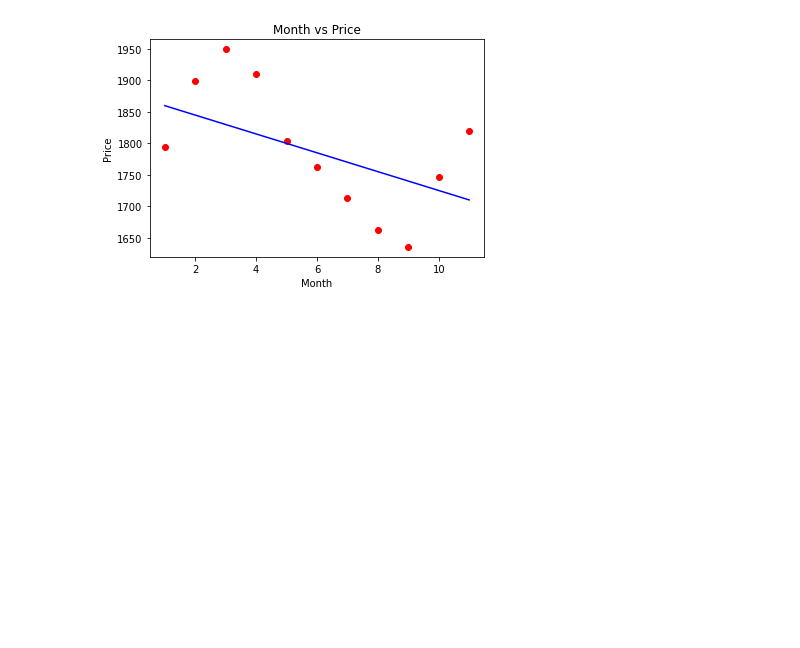
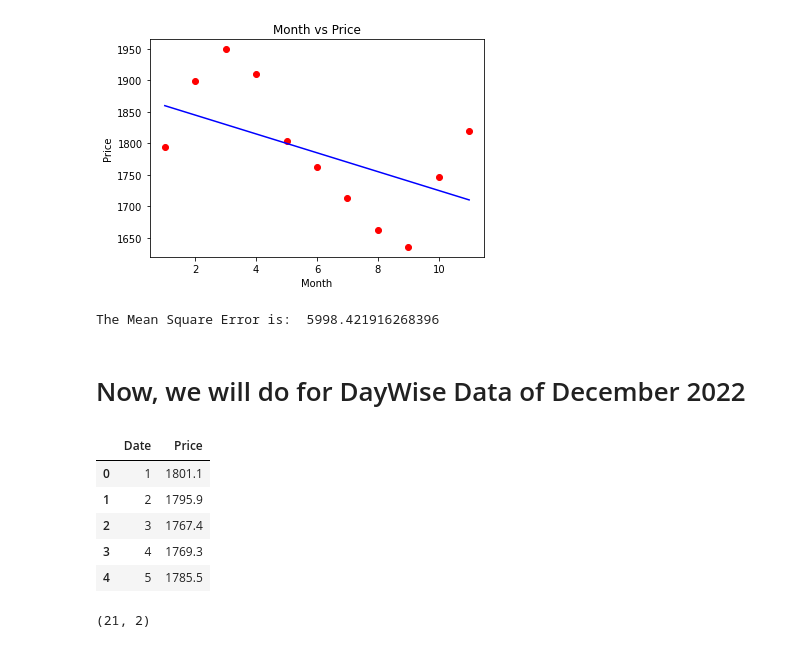
Before and after one commit to hkcs1206/MachineLearningAlgo, a Jupyter notebook: mla-a1.ipynb, the cells around one changed output. Cells and saved outputs as stored; diff of their text form; code cells hidden in the pictures; blank space fills up the shorter version.

```diff
--- a/mla-a1.ipynb
+++ b/mla-a1.ipynb
@@ -131,3 +138,35 @@ plt.title( 'Month vs Price' )
 plt.show()
 # %% [output]
 [figure]
+# %%
+# Calculating MSE for Year Wise
+y = Y.tolist()
+y_bar = test_data_prediction.tolist()
+summation = 0  #variable to store the summation of differences
+n = len(y) #finding total number of items in list
+for i in range (0,n):  #looping through each element of the list
+  difference = y[i] - y_bar[i]  #finding the difference between observed and predicted value
+  squared_difference = difference**2  #taking square of the differene
+  summation = summation + squared_difference  #taking a sum of all the differences
+MSE = summation/n  #dividing summation by total values to obtain average
+print ("The Mean Square Error is: " , MSE)
+# %% [output]
+The Mean Square Error is:  5998.421916268396
+# %% [markdown]
+# Now, we will do for DayWise Data of December 2022
+# %%
+# Gold Rate Data
+goldDay = pd.read_csv('/kaggle/input/goldpriceyahoo/DateWiseDec2022(Yahoo).csv')
+# %%
+goldDay.head()
+# %% [output]
+|  | Date | Price |
+| 0 | 1 | 1801.1 |
+| 1 | 2 | 1795.9 |
+| 2 | 3 | 1767.4 |
+| 3 | 4 | 1769.3 |
+| 4 | 5 | 1785.5 |
+# %%
+goldDay.shape
+# %% [output]
+(21, 2)
```
Also changed, not shown: parts of 28 cells of this notebook.
